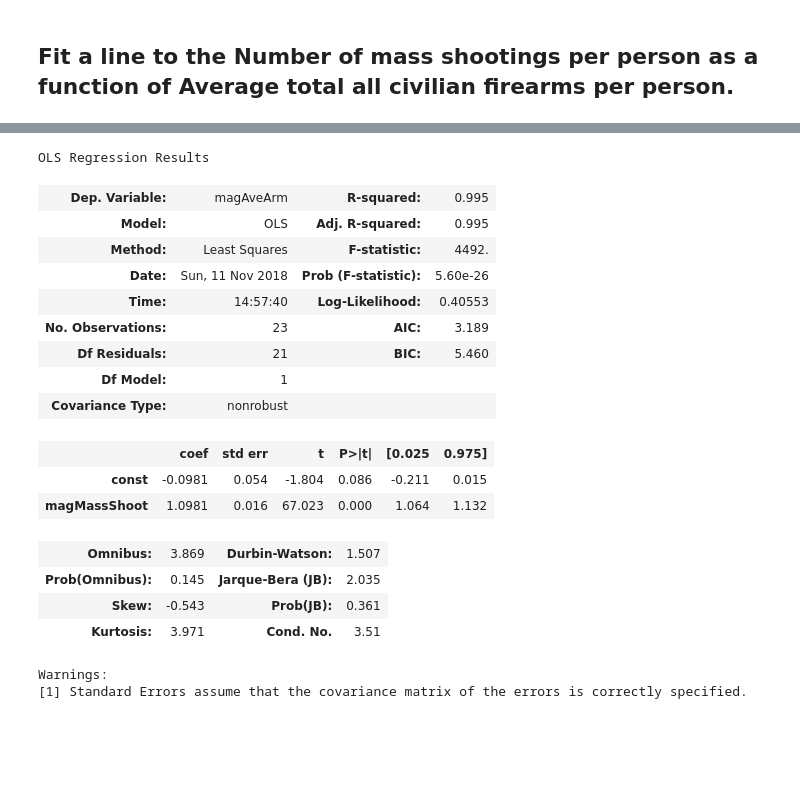
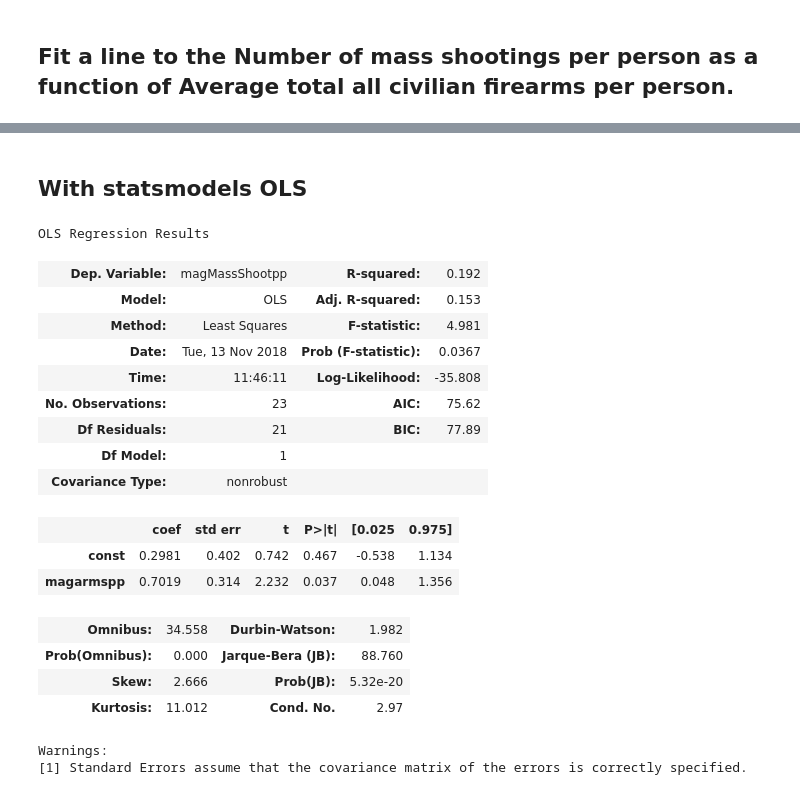
Before and after one commit to sarahJune1/PUI2018_sjs909, a Jupyter notebook: HW9_sjs909/Assignment3_sjs909.ipynb, the cells around one changed output, grey strips where cells are left out. Cells and saved outputs as stored; diff of their text form; code cells hidden in the pictures; blank space fills up the shorter version.

```diff
--- a/HW9_sjs909/Assignment3_sjs909.ipynb
+++ b/HW9_sjs909/Assignment3_sjs909.ipynb
@@ -452,8 +453,8 @@ Here is a plot of the number of mass shootings vs average total of all civilian
 ## Fit a line to the Number of mass shootings per person as a function of Average total all civilian firearms per person.
 # %%
 #Make both quantities of the same order of magnitude
-gunControl['magMassShoot'] = gunControl['Number of mass shootings (1983-2013)']/gunControl['Number of mass shootings (1983-2013)'].mean()
-gunControl['magAveArm'] =gunControl['Average total all civilian firearms']/gunControl['Average total all civilian firearms'].mean()
+gunControl['magMassShootpp'] = gunControl['shootingspp']/gunControl['shootingspp'].mean()
+gunControl['magarmspp'] =gunControl['armspp']/gunControl['armspp'].mean()
 # %%
 gunControl.head()
 # %% [output]
@@ -463,27 +464,29 @@ gunControl.head()
 | 2 | Belgium | 11128246.0 | 4.978842e+11 | 70.0 | 1800000.0 | 17.2 | ... |
 | 3 | Canada | 34750545.0 | 1.824289e+12 | 173.0 | 9950000.0 | 30.8 | ... |
 | 4 | Denmark | 5591572.0 | 3.271489e+11 | 15.0 | 650000.0 | 12.0 | ... |
+# %% [markdown]
+## With statsmodels OLS
 # %%
 # use statsmodels.api.OLS to fit x and y
-smfitR = sm.OLS(gunControl['magAveArm'], sm.add_constant(gunControl['magMassShoot'])).fit()
-smfitR.summary()
+smfit = sm.OLS(gunControl['magMassShootpp'], sm.add_constant(gunControl['magarmspp'])).fit()
+smfit.summary()
 # %% [output]
 OLS Regression Results
-| Dep. Variable: | magAveArm | R-squared: | 0.995 |
-| Model: | OLS | Adj. R-squared: | 0.995 |
-| Method: | Least Squares | F-statistic: | 4492. |
-| Date: | Sun, 11 Nov 2018 | Prob (F-statistic): | 5.60e-26 |
-| Time: | 14:57:40 | Log-Likelihood: | 0.40553 |
-| No. Observations: | 23 | AIC: | 3.189 |
-| Df Residuals: | 21 | BIC: | 5.460 |
+| Dep. Variable: | magMassShootpp | R-squared: | 0.192 |
+| Model: | OLS | Adj. R-squared: | 0.153 |
+| Method: | Least Squares | F-statistic: | 4.981 |
+| Date: | Tue, 13 Nov 2018 | Prob (F-statistic): | 0.0367 |
+| Time: | 11:46:11 | Log-Likelihood: | -35.808 |
+| No. Observations: | 23 | AIC: | 75.62 |
+| Df Residuals: | 21 | BIC: | 77.89 |
 | Df Model: | 1 |  |  |
 | Covariance Type: | nonrobust |  |  |
 |  | coef | std err | t | P>|t| | [0.025 | 0.975] |
-| const | -0.0981 | 0.054 | -1.804 | 0.086 | -0.211 | 0.015 |
-| magMassShoot | 1.0981 | 0.016 | 67.023 | 0.000 | 1.064 | 1.132 |
+| const | 0.2981 | 0.402 | 0.742 | 0.467 | -0.538 | 1.134 |
+| magarmspp | 0.7019 | 0.314 | 2.232 | 0.037 | 0.048 | 1.356 |
-| Omnibus: | 3.869 | Durbin-Watson: | 1.507 |
-| Prob(Omnibus): | 0.145 | Jarque-Bera (JB): | 2.035 |
-| Skew: | -0.543 | Prob(JB): | 0.361 |
-| Kurtosis: | 3.971 | Cond. No. | 3.51 |
+| Omnibus: | 34.558 | Durbin-Watson: | 1.982 |
+| Prob(Omnibus): | 0.000 | Jarque-Bera (JB): | 88.760 |
+| Skew: | 2.666 | Prob(JB): | 5.32e-20 |
+| Kurtosis: | 11.012 | Cond. No. | 2.97 |
 Warnings:
 [1] Standard Errors assume that the covariance matrix of the errors is correctly specified.
```
Also changed, not shown: parts of 11 cells of this notebook.
